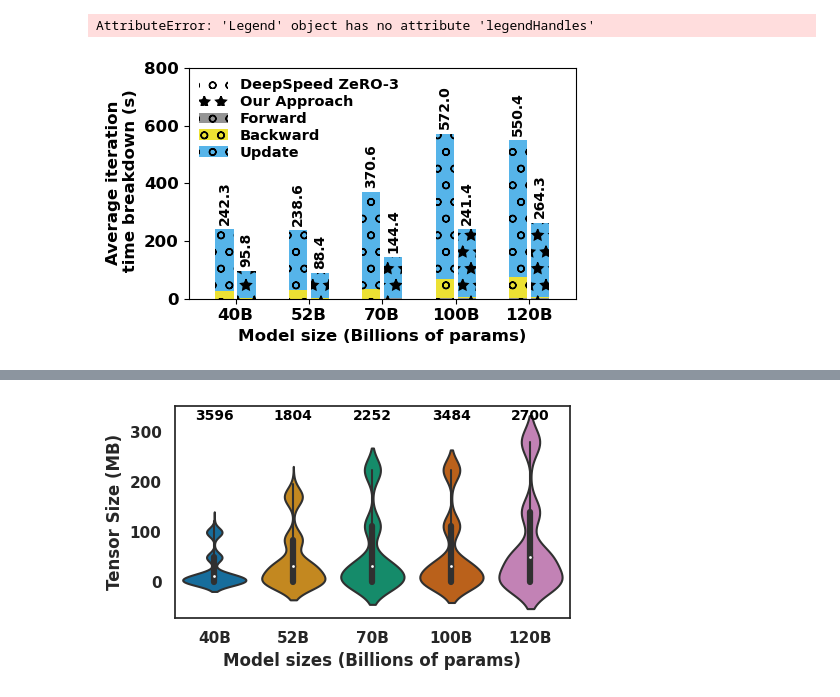
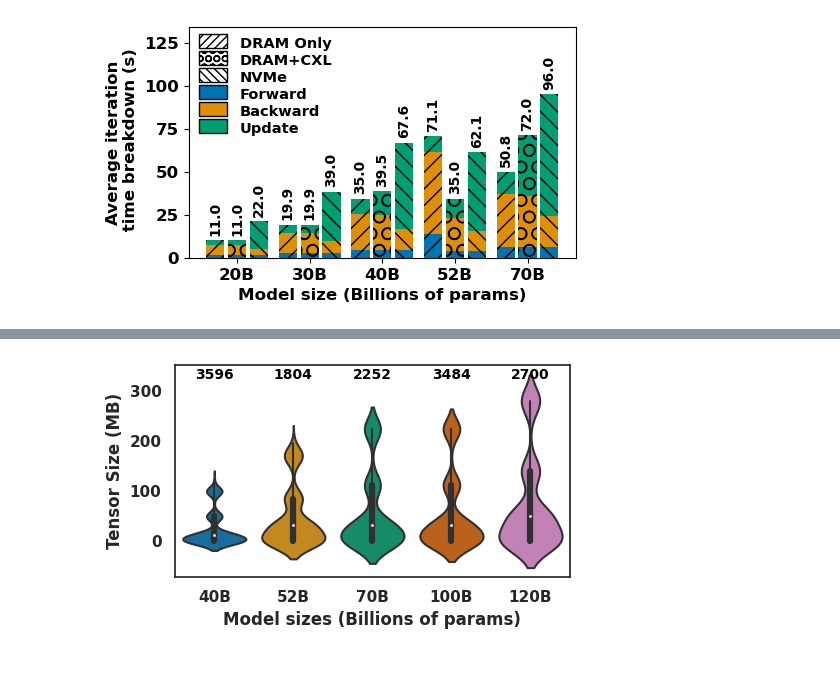
Before and after one commit to mauryaavinash95/offload-nvme-cxl, a Jupyter notebook: plotting-scripts.ipynb, the cells around one changed output, grey strips where cells are left out. Drawn from its saved outputs; the diff is of its cells as text; code cells hidden in the pictures; blank space fills up the shorter version.

```diff
--- a/plotting-scripts.ipynb
+++ b/plotting-scripts.ipynb
@@ -188,7 +160,7 @@ def plot_diff_models_iter_time(config, data):
 
     fig, ax = plt.subplots(figsize=(5, 3))
 #     ax2 = ax.twinx()
-    start_offset = -0.5
+    start_offset = -1
     offset = start_offset
     iter_time = {}
     fwd_time = {}
@@ -203,13 +175,14 @@ def plot_diff_models_iter_time(config, data):
     # Plot the bars
     for i, blabel in enumerate(bar_labels):
         try:
-            iter_time[blabel] = [get_avg(data[glabel][blabel]['iter_time']) for glabel in group_labels]
+            iter_time[blabel] = [get_avg(data[glabel][blabel]['elapsed_time_per_iteration_ms'])/1e3 for glabel in group_labels]
             fwd_time[blabel] = [get_avg(data[glabel][blabel]['fwd'])/1e3 for glabel in group_labels]
             bwd_time[blabel] = [get_avg(data[glabel][blabel]['bwd'])/1e3 for glabel in group_labels]
             step_time[blabel] = [get_avg(data[glabel][blabel]['step'])/1e3 for glabel in group_labels]
+            # iter_time[blabel] = fwd_time[blabel] + bwd_time[blabel] + step_time[blabel]
         except Exception as e:
             print(f"Error for {blabel}")
-
+        print("running ", blabel)
         bottom = np.zeros(len(fwd_time[blabel]))
         ax.bar(xrange + offset * bar_width, fwd_time[blabel], bar_width+bar_gap,
                label=f'Forward', bottom=bottom, color=FWD_TIME_COLOR, hatch=hatches[i])
@@ -228,7 +201,7 @@ def plot_diff_models_iter_time(config, data):
         for i, blabel in enumerate(bar_labels):
             value = iter_time[blabel][j]
             max_y = max(max_y, value)
-            ax.annotate(f'{value:.1f}', (xrange[j] + offset * bar_width, value + 15),
+            ax.annotate(f'{value:.1f}', (xrange[j] + offset * bar_width, value + 2),
                         ha='center', va='bottom', rotation=90, fontsize=10, fontweight='bold', zorder=100)
             offset += 1
 
@@ -237,23 +210,12 @@ def plot_diff_models_iter_time(config, data):
     ax.set_xticks(xrange)
     ax.set_xticklabels([f"{x}B" for i, x in enumerate(group_labels)])
     ax.set_ylim(top=max_y*1.4)
-    # Plot the TFLOPs on secondary y-axis
-#     tflops = {}
-#     for i, blabel in enumerate(bar_labels):
-#         tflops[blabel] = [get_avg(data[glabel][blabel]['TFLOPs']) for glabel in group_labels]
-#         ax2.plot(xrange, tflops[blabel], color='blue', marker=markers[i], linestyle=linestyles[i],
-#                  markersize=10, markerfacecolor=colors[i], markeredgecolor=colors[i], zorder=1)
-#     ax2.tick_params(axis='y', color='blue', labelcolor='blue')
-#     ax2.spines['right'].set_color('blue')
-#     ax2.set_ylabel('TFLOPs (lines)', fontsize=12, fontweight='bold', color='blue')
-#     ax2.set_ylim(bottom=-20)
-
     handles, labels = ax.get_legend_handles_labels()
     labels = labels[:len(bar_labels)+3]
     legends = ax.legend(handles, labels,
                         ncol=1, frameon=False, fontsize=10.5, loc='upper left',
              borderpad=0.2, labelspacing=0.2, columnspacing=0.5, )
-    for i, handle in enumerate(legends.legendHandles):
+    for i, handle in enumerate(legends.legend_handles):
         handle.set_edgecolor('black')
         handle.set_height(10)
         handle.set_width(20)
@@ -269,40 +231,21 @@ def plot_diff_models_iter_time(config, data):
 
 
 res = {}
-for model in [40, 52, 70, 100, 120]:
+for model in [20, 30, 40, 52, 70]:
     config = copy.deepcopy(base_config)
     res[model] = {}
-    for k in [0, 9]:
+    for k in [0, 1, 2]:
         res[model][k] = None
-        config['basepath'] = f"./dl-io-outputs-test-dist-nvme-swap/act-output-{model}B"
-        config['opt_gaps'] = k
+        config['basepath'] = f"./figure-1/"
         config['dp'] = 4
         config['mbs'] = 1
         config['tp'] = 1
+        config['gpus'] = 4
         config['gbs'] = config['mbs']*config['dp']
-        # print("Got config as ", config)
-        ans = None
         config['approach'] = approach_code[k]
-        if k==0:
-            config['cache'] = 0
-            config['skip_grads'] = 0
-            config['opt_ratio'] = 0
-        elif k == 5:
-            config['approach'] = approach_code[k]
-            config['cache'] = 1
-            config['skip_grads'] = 0
-            config['opt_ratio'] = 2
-            config['fs'] = "tmp-vast"
-        elif k == 9:
-            config['cache'] = 1
-            config['skip_grads'] = 1
-            config['opt_ratio'] = 3
-            config['fs'] = "tmp-vast"
-            config['compress'] = 1
-            config['single_proc'] = 1
-        else:
-            print("Undefined K... Returning")
-            import pdb; pdb.set_trace()
+        config['ext'] = approach_ext[k]
+        if model <= 30 and k == 1: # if it is DRAM + CXL, just match it with the DRAM only.
+            config['ext'] = approach_ext[0]
         ans = parse_log(MODELS[model], config)
         res[model][k] = ans
 
@@ -321,5 +272,4 @@ Reading ./dl-io-outputs-test-dist-nvme-swap/act-output-120B/log-120B-tp1-dp4-l96
-AttributeError: 'Legend' object has no attribute 'legendHandles'
-[figure, old version]
+[figure, new version]
 # %%
 ###############################################################
 # Plot for different model sizes the update throughputs.
```
Also changed, not shown: parts of 5 cells of this notebook, 8 other files.
